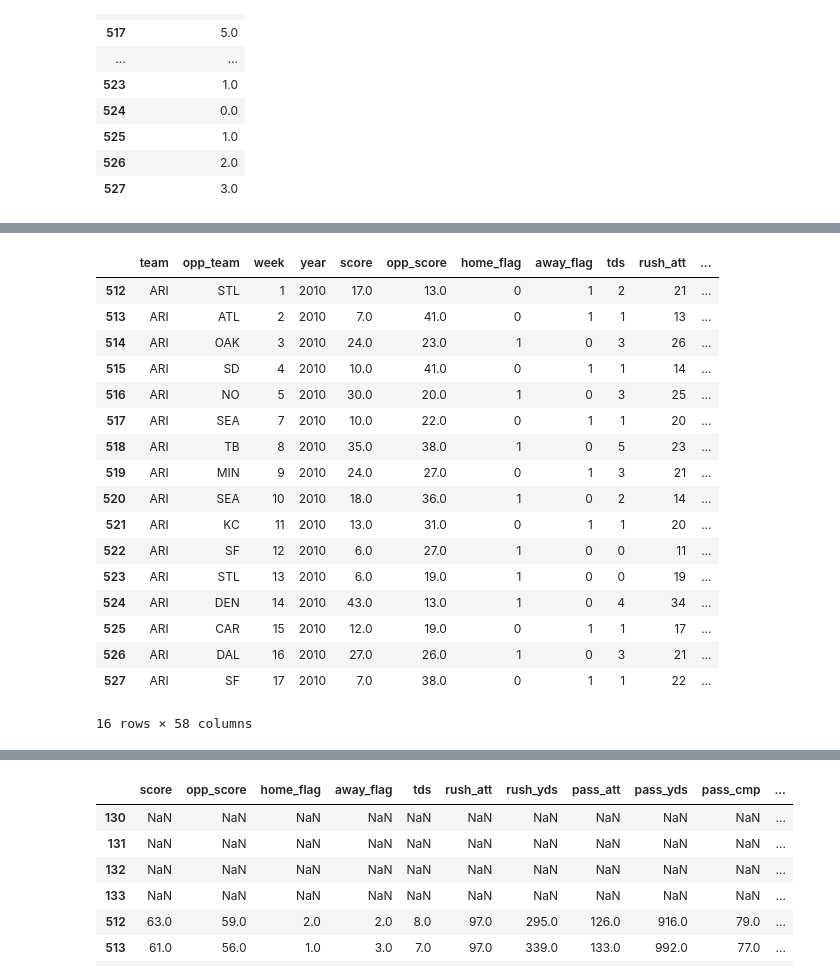
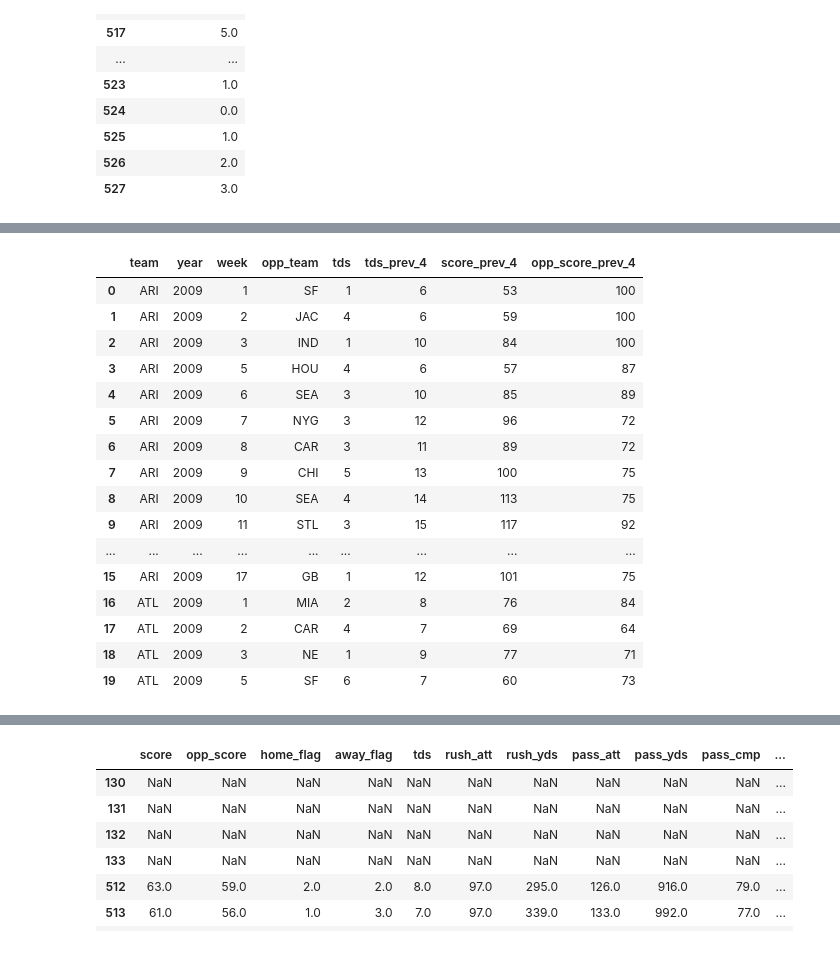
Before and after one commit to markertsean/Fantasy_Football, a Jupyter notebook: exploration/Team.ipynb, the cells around one changed output, grey strips where cells are left out. Drawn from its saved outputs; the diff is of its cells as text; code cells hidden in the pictures.

```diff
--- a/exploration/Team.ipynb
+++ b/exploration/Team.ipynb
@@ -1081,22 +1147,23 @@ new_frame.loc[ind] = sum_vals
 # %%
+new_frame = calc_prev_stats( inp_df, inp_df.columns.values[4:] )
 foo = pd.concat( [inp_df, new_frame], axis=1 )
-foo.loc[ind].dropna().head(20)
+foo = foo.loc[ foo['week']>0 ]
+foo[['team','year','week','opp_team','tds','tds_prev_4','score_prev_4','opp_score_prev_4']].head(20)
 # %% [output]
-|  | team | opp_team | week | year | score | opp_score | home_flag | away_flag | tds | rush_att | ... |
-| 512 | ARI | STL | 1 | 2010 | 17.0 | 13.0 | 0 | 1 | 2 | 21 | ... |
-| 513 | ARI | ATL | 2 | 2010 | 7.0 | 41.0 | 0 | 1 | 1 | 13 | ... |
-| 514 | ARI | OAK | 3 | 2010 | 24.0 | 23.0 | 1 | 0 | 3 | 26 | ... |
-| 515 | ARI | SD | 4 | 2010 | 10.0 | 41.0 | 0 | 1 | 1 | 14 | ... |
-| 516 | ARI | NO | 5 | 2010 | 30.0 | 20.0 | 1 | 0 | 3 | 25 | ... |
-| 517 | ARI | SEA | 7 | 2010 | 10.0 | 22.0 | 0 | 1 | 1 | 20 | ... |
-| 518 | ARI | TB | 8 | 2010 | 35.0 | 38.0 | 1 | 0 | 5 | 23 | ... |
-| 519 | ARI | MIN | 9 | 2010 | 24.0 | 27.0 | 0 | 1 | 3 | 21 | ... |
-| 520 | ARI | SEA | 10 | 2010 | 18.0 | 36.0 | 1 | 0 | 2 | 14 | ... |
-| 521 | ARI | KC | 11 | 2010 | 13.0 | 31.0 | 0 | 1 | 1 | 20 | ... |
-| 522 | ARI | SF | 12 | 2010 | 6.0 | 27.0 | 1 | 0 | 0 | 11 | ... |
-| 523 | ARI | STL | 13 | 2010 | 6.0 | 19.0 | 1 | 0 | 0 | 19 | ... |
-| 524 | ARI | DEN | 14 | 2010 | 43.0 | 13.0 | 1 | 0 | 4 | 34 | ... |
-| 525 | ARI | CAR | 15 | 2010 | 12.0 | 19.0 | 0 | 1 | 1 | 17 | ... |
-| 526 | ARI | DAL | 16 | 2010 | 27.0 | 26.0 | 1 | 0 | 3 | 21 | ... |
-| 527 | ARI | SF | 17 | 2010 | 7.0 | 38.0 | 0 | 1 | 1 | 22 | ... |
+|  | team | year | week | opp_team | tds | tds_prev_4 | score_prev_4 | opp_score_prev_4 |
+| 0 | ARI | 2009 | 1 | SF | 1 | 6 | 53 | 100 |
+| 1 | ARI | 2009 | 2 | JAC | 4 | 6 | 59 | 100 |
+| 2 | ARI | 2009 | 3 | IND | 1 | 10 | 84 | 100 |
+| 3 | ARI | 2009 | 5 | HOU | 4 | 6 | 57 | 87 |
+| 4 | ARI | 2009 | 6 | SEA | 3 | 10 | 85 | 89 |
+| 5 | ARI | 2009 | 7 | NYG | 3 | 12 | 96 | 72 |
+| 6 | ARI | 2009 | 8 | CAR | 3 | 11 | 89 | 72 |
+| 7 | ARI | 2009 | 9 | CHI | 5 | 13 | 100 | 75 |
+| 8 | ARI | 2009 | 10 | SEA | 4 | 14 | 113 | 75 |
+| 9 | ARI | 2009 | 11 | STL | 3 | 15 | 117 | 92 |
+| ... | ... | ... | ... | ... | ... | ... | ... | ... |
+| 15 | ARI | 2009 | 17 | GB | 1 | 12 | 101 | 75 |
+| 16 | ATL | 2009 | 1 | MIA | 2 | 8 | 76 | 84 |
+| 17 | ATL | 2009 | 2 | CAR | 4 | 7 | 69 | 64 |
+| 18 | ATL | 2009 | 3 | NE | 1 | 9 | 77 | 71 |
+| 19 | ATL | 2009 | 5 | SF | 6 | 7 | 60 | 73 |
-16 rows × 58 columns
```
Also changed, not shown: parts of 3 cells of this notebook.
